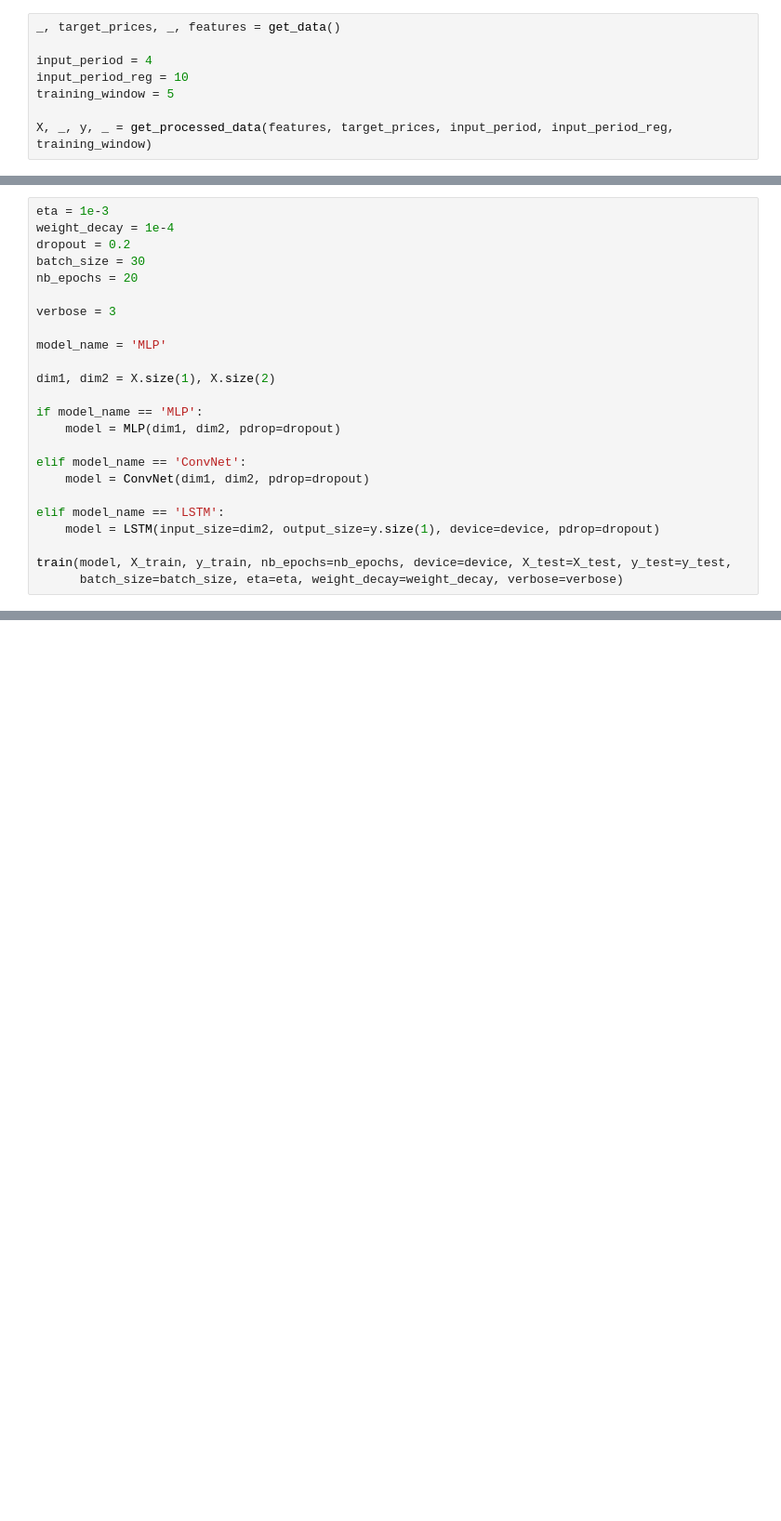
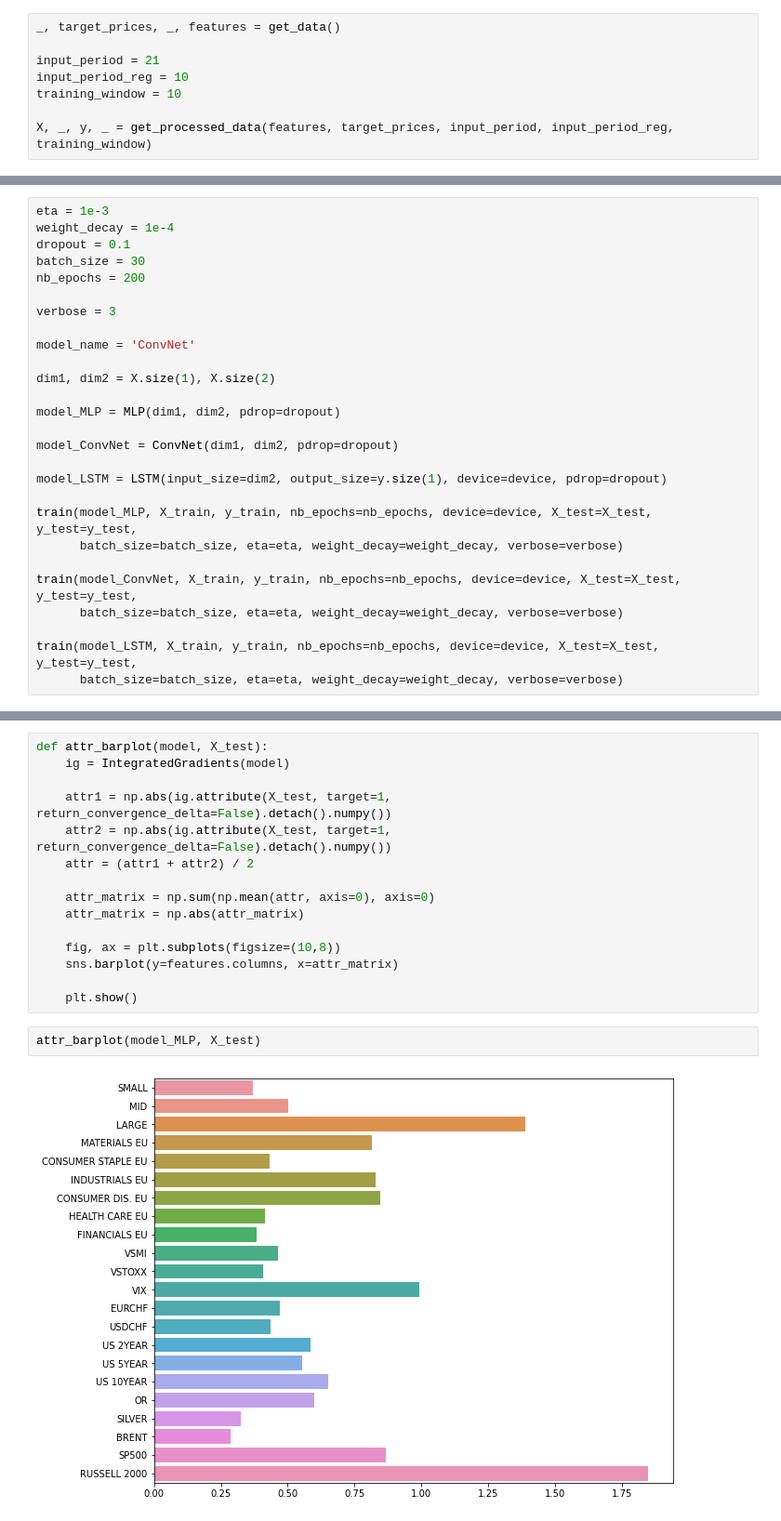
Before and after one commit to lacoupe/BCVS, a Jupyter notebook: SW/size/shapley.ipynb, the cells around one changed output, grey strips where cells are left out. Shown at 93% size. Cells and saved outputs as stored; diff of their text form; blank space fills up the shorter version.

```diff
--- a/SW/size/shapley.ipynb
+++ b/SW/size/shapley.ipynb
@@ -13,9 +21,9 @@ device = torch.device("cuda" if torch.cuda.is_available() else "cpu")
 # %%
 _, target_prices, _, features = get_data()
 
-input_period = 4
+input_period = 21
 input_period_reg = 10
-training_window = 5
+training_window = 10
 
 X, _, y, _ = get_processed_data(features, target_prices, input_period, input_period_reg, training_window)
 # %%
@@ -34,24 +148,27 @@ Number of test sample : 262
 # %%
 eta = 1e-3
 weight_decay = 1e-4
-dropout = 0.2
+dropout = 0.1
 batch_size = 30
-nb_epochs = 20
+nb_epochs = 200
 
 verbose = 3
 
-model_name = 'MLP'
+model_name = 'ConvNet'
 
 dim1, dim2 = X.size(1), X.size(2)
 
-if model_name == 'MLP':
-    model = MLP(dim1, dim2, pdrop=dropout)
+model_MLP = MLP(dim1, dim2, pdrop=dropout)
 
-elif model_name == 'ConvNet':
-    model = ConvNet(dim1, dim2, pdrop=dropout)
+model_ConvNet = ConvNet(dim1, dim2, pdrop=dropout)
 
-elif model_name == 'LSTM':
-    model = LSTM(input_size=dim2, output_size=y.size(1), device=device, pdrop=dropout)
+model_LSTM = LSTM(input_size=dim2, output_size=y.size(1), device=device, pdrop=dropout)
 
-train(model, X_train, y_train, nb_epochs=nb_epochs, device=device, X_test=X_test, y_test=y_test,
+train(model_MLP, X_train, y_train, nb_epochs=nb_epochs, device=device, X_test=X_test, y_test=y_test,
       batch_size=batch_size, eta=eta, weight_decay=weight_decay, verbose=verbose)
+
+train(model_ConvNet, X_train, y_train, nb_epochs=nb_epochs, device=device, X_test=X_test, y_test=y_test,
+      batch_size=batch_size, eta=eta, weight_decay=weight_decay, verbose=verbose)
+
+train(model_LSTM, X_train, y_train, nb_epochs=nb_epochs, device=device, X_test=X_test, y_test=y_test,
+      batch_size=batch_size, eta=eta, weight_decay=weight_decay, verbose=verbose)
@@ -62,0 +216,19 @@ Using a non-full backward hook when the forward contains multiple autograd Nodes
+# %%
+def attr_barplot(model, X_test):
+    ig = IntegratedGradients(model)
+
+    attr1 = np.abs(ig.attribute(X_test, target=1, return_convergence_delta=False).detach().numpy())
+    attr2 = np.abs(ig.attribute(X_test, target=1, return_convergence_delta=False).detach().numpy())
+    attr = (attr1 + attr2) / 2
+
+    attr_matrix = np.sum(np.mean(attr, axis=0), axis=0)
+    attr_matrix = np.abs(attr_matrix)
+
+    fig, ax = plt.subplots(figsize=(10,8))
+    sns.barplot(y=features.columns, x=attr_matrix)
+
+    plt.show()
+# %%
+attr_barplot(model_MLP, X_test)
+# %% [output]
+[figure, added]
```
Also changed, not shown: parts of 15 cells of this notebook, 7 other files.
